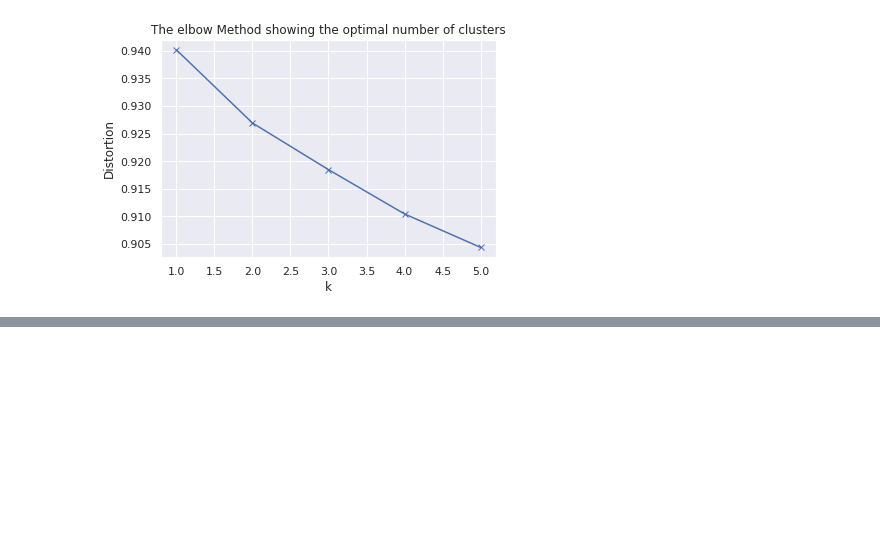
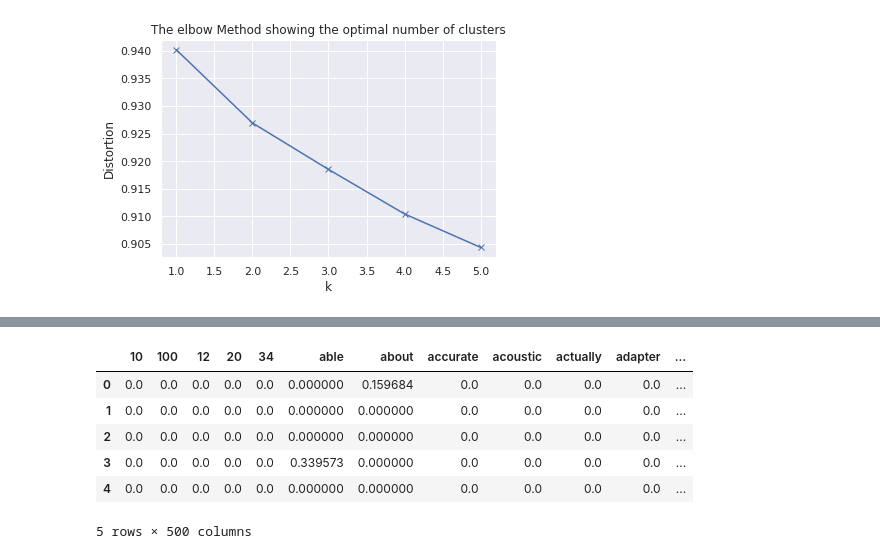
Before and after one commit to kemaladamr/NLP_Fundamentals, a Jupyter notebook: Developing_Text_Cassifier.ipynb, the cells around one changed output, grey strips where cells are left out. Saved outputs shown, nothing was run; the diff lists cells and outputs as text; code cells hidden in the pictures; blank space fills up the shorter version.

```diff
--- a/Developing_Text_Cassifier.ipynb
+++ b/Developing_Text_Cassifier.ipynb
@@ -213,0 +326,6 @@ plt.show()
+# %%
+lemmatizer = WordNetLemmatizer()
+review_data['cleaned_review_text'] = review_data['reviewText']\
+.apply(lambda x: ' '.join([lemmatizer.lemmatize(word.lower())\
+                           for word in word_tokenize(re.sub(r'([^\s\w]|_)+', ' ', str(x)))]))
+review_data[['cleaned_review_text', 'reviewText', 'overall']].head()
@@ -213,0 +339,13 @@ plt.show()
+# %%
+fromtfidf_model = TfidfVectorizer(max_features=500)
+tfidf_df = pd.DataFrame(tfidf_model.fit_transform(review_data['cleaned_review_text']).todense())
+tfidf_df.columns = sorted(tfidf_model.vocabulary_)
+tfidf_df.head()
+# %% [output]
+|  | 10 | 100 | 12 | 20 | 34 | able | about | accurate | acoustic | actually | adapter | ... |
+| 0 | 0.0 | 0.0 | 0.0 | 0.0 | 0.0 | 0.000000 | 0.159684 | 0.0 | 0.0 | 0.0 | 0.0 | ... |
+| 1 | 0.0 | 0.0 | 0.0 | 0.0 | 0.0 | 0.000000 | 0.000000 | 0.0 | 0.0 | 0.0 | 0.0 | ... |
+| 2 | 0.0 | 0.0 | 0.0 | 0.0 | 0.0 | 0.000000 | 0.000000 | 0.0 | 0.0 | 0.0 | 0.0 | ... |
+| 3 | 0.0 | 0.0 | 0.0 | 0.0 | 0.0 | 0.339573 | 0.000000 | 0.0 | 0.0 | 0.0 | 0.0 | ... |
+| 4 | 0.0 | 0.0 | 0.0 | 0.0 | 0.0 | 0.000000 | 0.000000 | 0.0 | 0.0 | 0.0 | 0.0 | ... |
+5 rows × 500 columns
```
Also changed, not shown: parts of 30 cells of this notebook.
